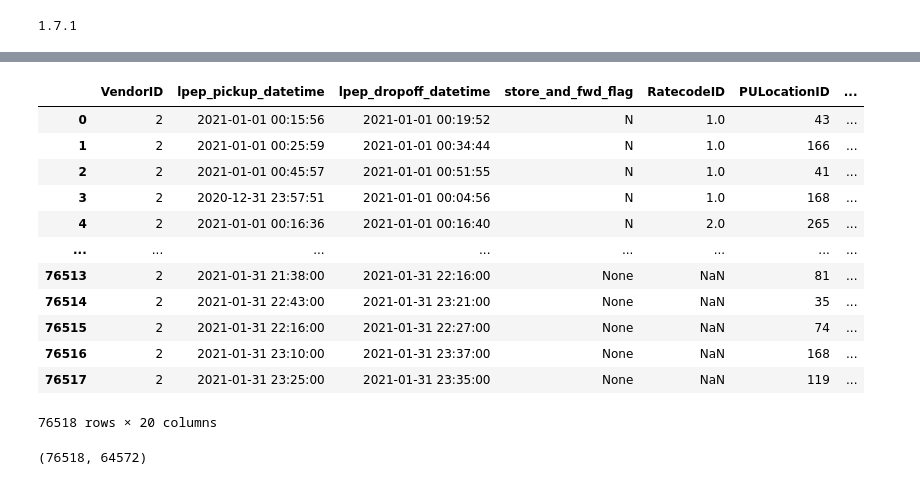
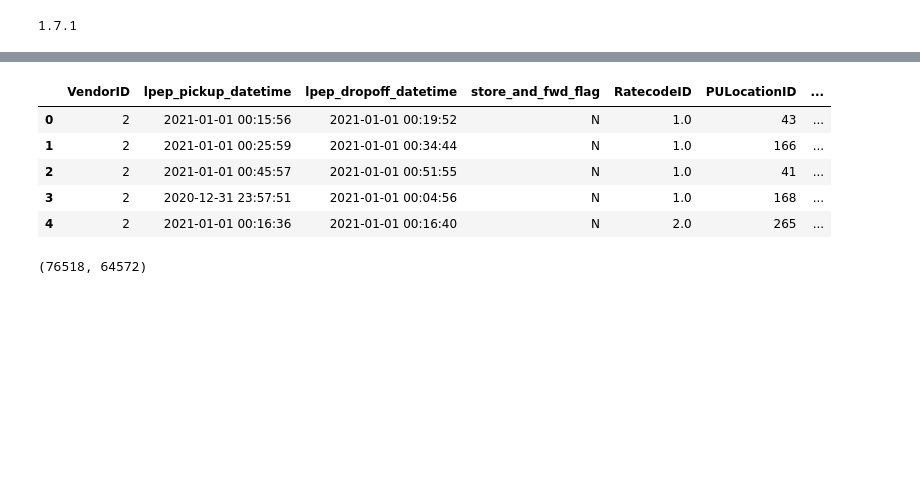
Before and after one commit to Manjakaranja/mlops-zoomcamp, a Jupyter notebook: 02-mlflow/duration-prediction.ipynb, the cells around one changed output, grey strips where cells are left out. Cells and saved outputs as stored; diff of their text form; code cells hidden in the pictures; blank space fills up the shorter version.

```diff
--- a/02-mlflow/duration-prediction.ipynb
+++ b/02-mlflow/duration-prediction.ipynb
@@ -63,21 +58,14 @@ def read_dataframe(filename):
 df_train = pd.read_parquet('/workspaces/mlops-zoomcamp/02-mlflow/data/green_tripdata_2021-01.parquet')
 df_val = pd.read_parquet('/workspaces/mlops-zoomcamp/02-mlflow/data/green_tripdata_2021-02.parquet')
 # %%
-df_train
+df_train.head()
 # %% [output]
 |  | VendorID | lpep_pickup_datetime | lpep_dropoff_datetime | store_and_fwd_flag | RatecodeID | PULocationID | ... |
 | 0 | 2 | 2021-01-01 00:15:56 | 2021-01-01 00:19:52 | N | 1.0 | 43 | ... |
 | 1 | 2 | 2021-01-01 00:25:59 | 2021-01-01 00:34:44 | N | 1.0 | 166 | ... |
 | 2 | 2 | 2021-01-01 00:45:57 | 2021-01-01 00:51:55 | N | 1.0 | 41 | ... |
 | 3 | 2 | 2020-12-31 23:57:51 | 2021-01-01 00:04:56 | N | 1.0 | 168 | ... |
 | 4 | 2 | 2021-01-01 00:16:36 | 2021-01-01 00:16:40 | N | 2.0 | 265 | ... |
-| ... | ... | ... | ... | ... | ... | ... | ... |
-| 76513 | 2 | 2021-01-31 21:38:00 | 2021-01-31 22:16:00 | None | NaN | 81 | ... |
-| 76514 | 2 | 2021-01-31 22:43:00 | 2021-01-31 23:21:00 | None | NaN | 35 | ... |
-| 76515 | 2 | 2021-01-31 22:16:00 | 2021-01-31 22:27:00 | None | NaN | 74 | ... |
-| 76516 | 2 | 2021-01-31 23:10:00 | 2021-01-31 23:37:00 | None | NaN | 168 | ... |
-| 76517 | 2 | 2021-01-31 23:25:00 | 2021-01-31 23:35:00 | None | NaN | 119 | ... |
-76518 rows × 20 columns
 # %%
 len(df_train), len(df_val)
 # %% [output]
```
Also changed, not shown: parts of 10 cells of this notebook, 24 other files.
